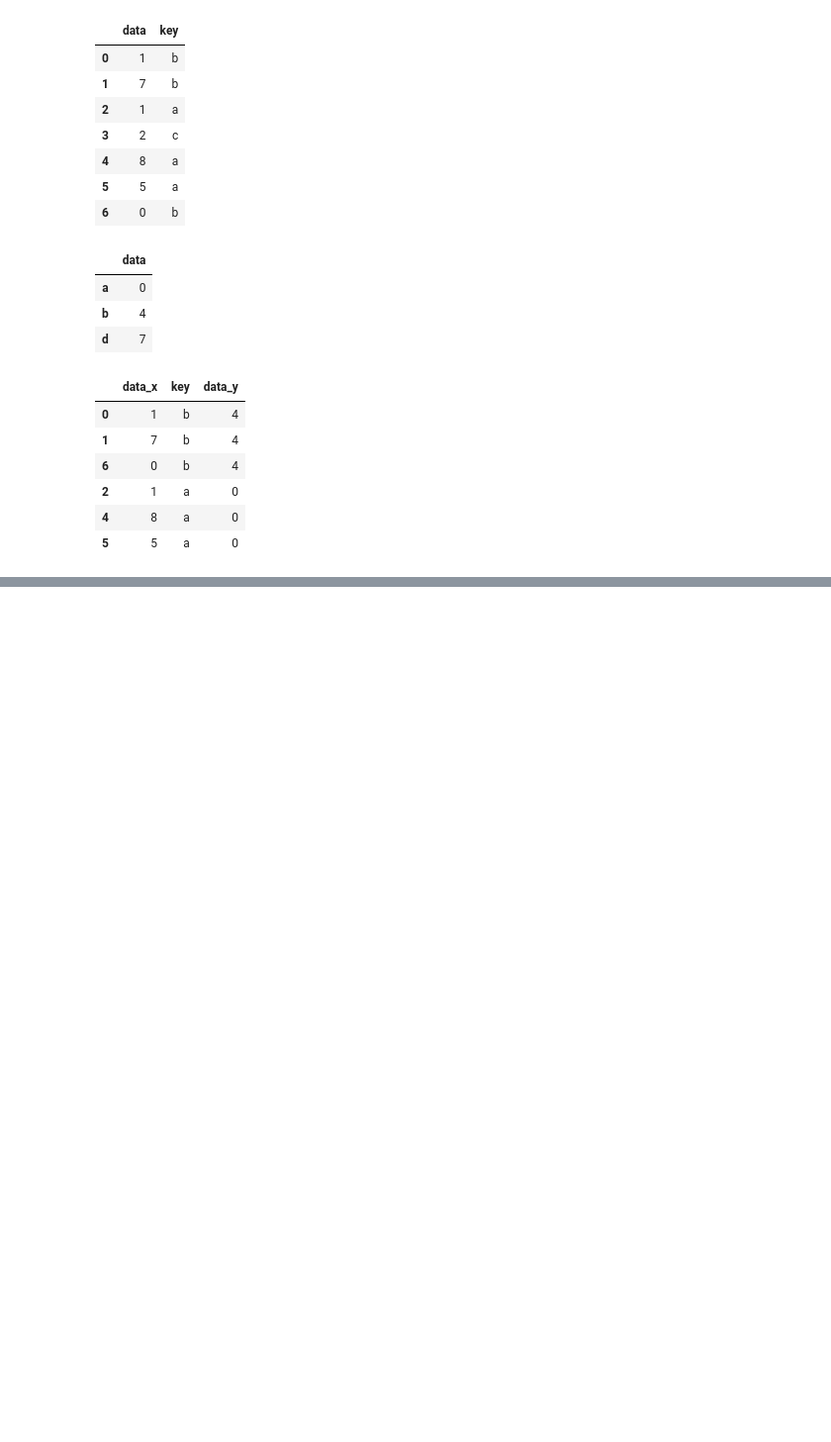
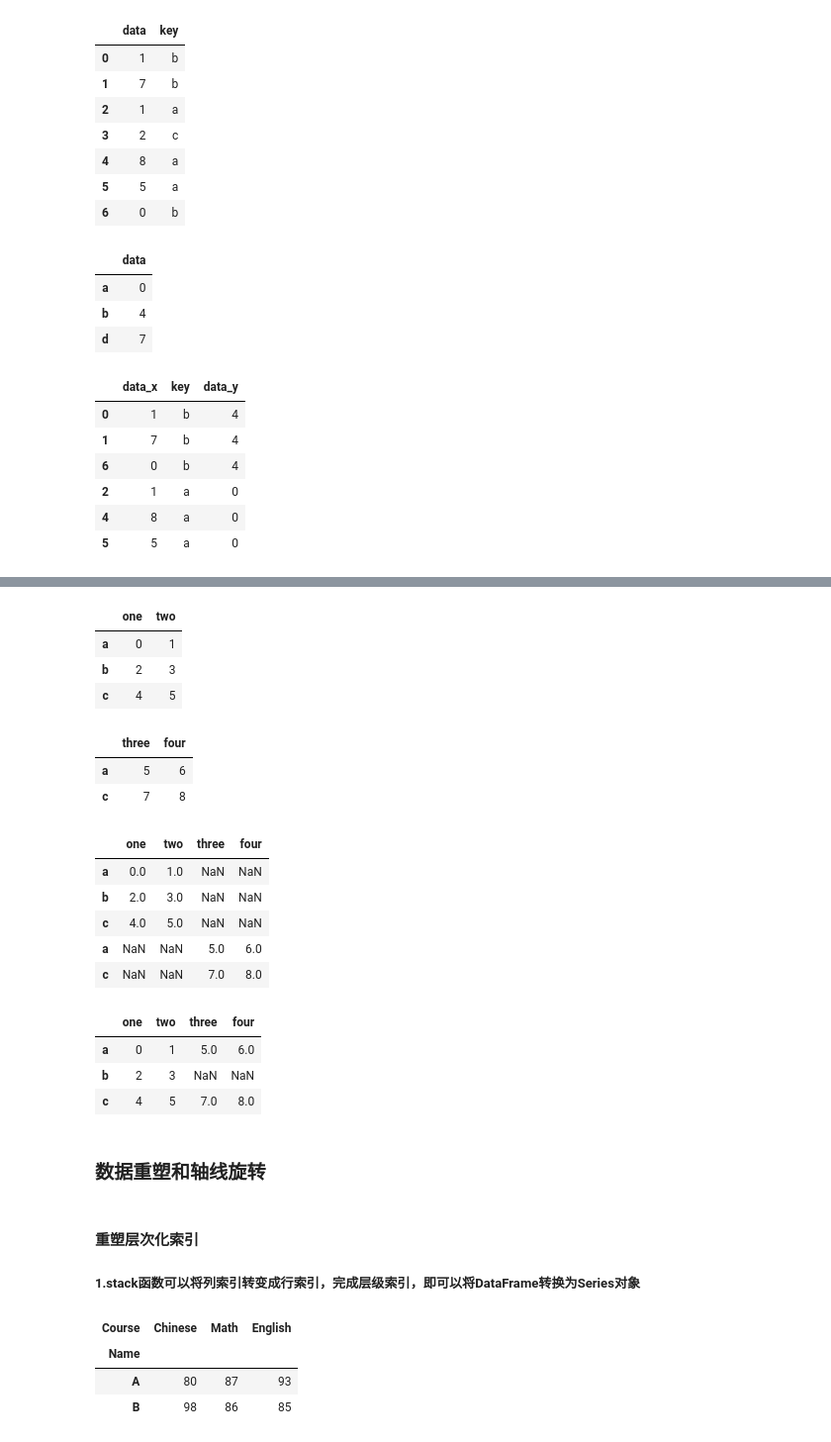
Before and after one commit to AirToSupply/odes-exp-py, a Jupyter notebook: ml/pandas/data-wrangling.ipynb, the cells around one changed output, grey strips where cells are left out. Shown: that part at 99% size. Saved outputs shown, nothing was run; the diff lists cells and outputs as text; code cells hidden in the pictures; blank space fills up the shorter version.

```diff
--- a/ml/pandas/data-wrangling.ipynb
+++ b/ml/pandas/data-wrangling.ipynb
@@ -352,0 +388,52 @@ pd.merge(l5, r5, left_on = "key", right_index = True)
+# %%
+df1 = pd.DataFrame(np.arange(6).reshape(3, 2), index = list("abc"), columns = ["one", "two"])
+df1
+# %% [output]
+|  | one | two |
+| a | 0 | 1 |
+| b | 2 | 3 |
+| c | 4 | 5 |
+# %%
+df2 = pd.DataFrame(np.arange(4).reshape(2, 2) + 5, index = list("ac"), columns = ["three", "four"])
+df2
+# %% [output]
+|  | three | four |
+| a | 5 | 6 |
+| c | 7 | 8 |
+# %%
+# 默认按照横轴方向合并
+# 默认外连接
+pd.concat([df1, df2])
+# %% [output]
+|  | one | two | three | four |
+| a | 0.0 | 1.0 | NaN | NaN |
+| b | 2.0 | 3.0 | NaN | NaN |
+| c | 4.0 | 5.0 | NaN | NaN |
+| a | NaN | NaN | 5.0 | 6.0 |
+| c | NaN | NaN | 7.0 | 8.0 |
+# %%
+# 按照竖轴方向合并
+pd.concat([df1, df2], axis = 1)
+# %% [output]
+|  | one | two | three | four |
+| a | 0 | 1 | 5.0 | 6.0 |
+| b | 2 | 3 | NaN | NaN |
+| c | 4 | 5 | 7.0 | 8.0 |
+# %% [markdown]
+### 数据重塑和轴线旋转
+# %% [markdown]
+#### 重塑层次化索引
+
+##### 1.stack函数可以将列索引转变成行索引，完成层级索引，即可以将DataFrame转换为Series对象
+# %%
+df3 = pd.DataFrame(
+    np.random.randint(80, 100, 6).reshape(2, 3),
+    index = pd.Index(list("AB"), name = "Name"),
+    columns = pd.Index(["Chinese", "Math", "English"], name = "Course")
+)
+df3
+# %% [output]
+| Course | Chinese | Math | English |
+| Name |  |  |  |
+| A | 80 | 87 | 93 |
+| B | 98 | 86 | 85 |
```
Also changed, not shown: parts of 12 cells of this notebook, 1 other file.
